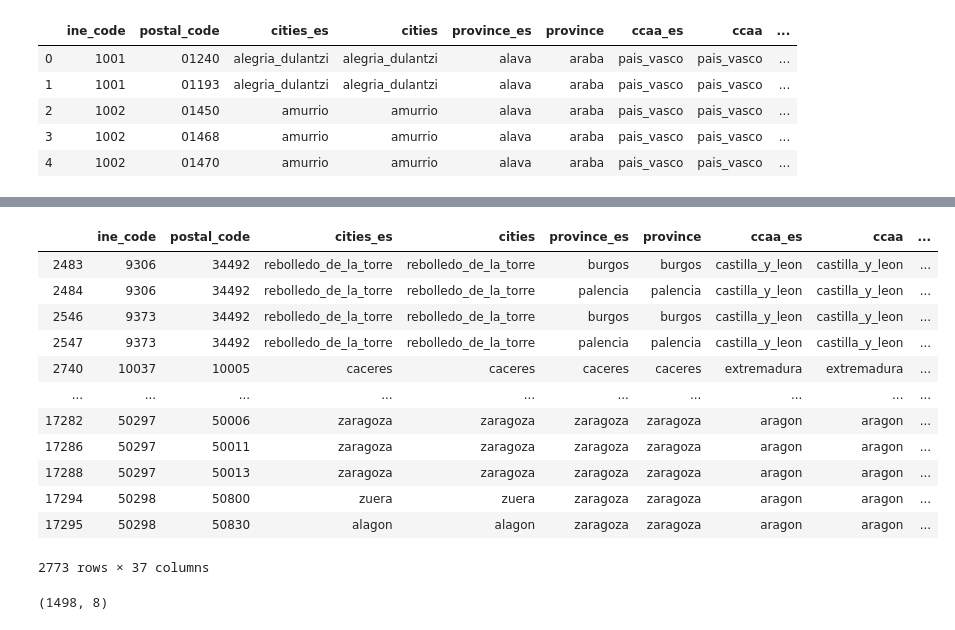
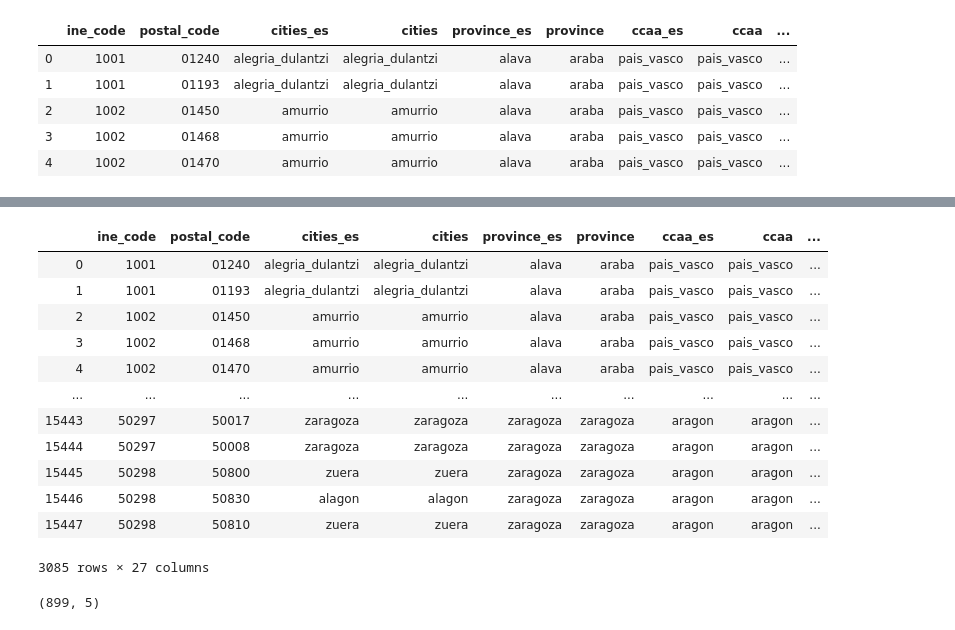
Before and after one commit to patcalsi/Exodus_urbano, a Jupyter notebook: data/Guille/Union_Guille.ipynb, the cells around one changed output, grey strips where cells are left out. Saved outputs shown, nothing was run; the diff lists cells and outputs as text; code cells hidden in the pictures.

```diff
--- a/data/Guille/Union_Guille.ipynb
+++ b/data/Guille/Union_Guille.ipynb
@@ -256,5 +256,5 @@ union
 # %%
-union.drop(['GID_0_x','NAME_0_x','GID_1_x','NAME_1_x','accessibility_mean_x','GID_0_y','NAME_0_y','GID_1_y'],axis=1,inplace=True)
+union.drop(['GID_0','NAME_0','GID_1','NAME_1'],axis=1,inplace=True)
 union.head()
 # %% [output]
 |  | ine_code | postal_code | cities_es | cities | province_es | province | ccaa_es | ccaa | ... |
@@ -282,3 +281,0 @@ union[union['accessibility_mean_y']>0]
-# %%
-union.drop('NAME_1_y', axis=1,inplace=True)
-union.head()
@@ -292,4 +282,4 @@ union.head()
 # %%
-estaciones = pd.read_csv('recursos_estaciones_renfe_clean.csv',index_col=None,dtype={'C.P.': object})
+estaciones = pd.read_csv('recursos_estaciones_renfe_clean.csv',index_col=None)
 estaciones
 # %% [output]
@@ -309,5 +299,5 @@ estaciones
 # %%
-union = pd.merge(union, estaciones, left_on='postal_code',right_on='C.P.', how='left')
+union = pd.merge(union, estaciones, left_on='cities_es',right_on='poblacion', how='left')
 union
 # %% [output]
 |  | ine_code | postal_code | cities_es | cities | province_es | province | ccaa_es | ccaa | ... |
@@ -326,20 +316,20 @@ union
 # %%
-union[union['numero_estaciones_y']>0]
+union[union['numero_estaciones']>0]
 # %% [output]
 |  | ine_code | postal_code | cities_es | cities | province_es | province | ccaa_es | ccaa | ... |
-| 2483 | 9306 | 34492 | rebolledo_de_la_torre | rebolledo_de_la_torre | burgos | burgos | castilla_y_leon | castilla_y_leon | ... |
-| 2484 | 9306 | 34492 | rebolledo_de_la_torre | rebolledo_de_la_torre | palencia | palencia | castilla_y_leon | castilla_y_leon | ... |
-| 2546 | 9373 | 34492 | rebolledo_de_la_torre | rebolledo_de_la_torre | burgos | burgos | castilla_y_leon | castilla_y_leon | ... |
-| 2547 | 9373 | 34492 | rebolledo_de_la_torre | rebolledo_de_la_torre | palencia | palencia | castilla_y_leon | castilla_y_leon | ... |
-| 2740 | 10037 | 10005 | caceres | caceres | caceres | caceres | extremadura | extremadura | ... |
+| 0 | 1001 | 01240 | alegria_dulantzi | alegria_dulantzi | alava | araba | pais_vasco | pais_vasco | ... |
+| 1 | 1001 | 01193 | alegria_dulantzi | alegria_dulantzi | alava | araba | pais_vasco | pais_vasco | ... |
+| 2 | 1002 | 01450 | amurrio | amurrio | alava | araba | pais_vasco | pais_vasco | ... |
+| 3 | 1002 | 01468 | amurrio | amurrio | alava | araba | pais_vasco | pais_vasco | ... |
+| 4 | 1002 | 01470 | amurrio | amurrio | alava | araba | pais_vasco | pais_vasco | ... |
 | ... | ... | ... | ... | ... | ... | ... | ... | ... | ... |
-| 17282 | 50297 | 50006 | zaragoza | zaragoza | zaragoza | zaragoza | aragon | aragon | ... |
-| 17286 | 50297 | 50011 | zaragoza | zaragoza | zaragoza | zaragoza | aragon | aragon | ... |
-| 17288 | 50297 | 50013 | zaragoza | zaragoza | zaragoza | zaragoza | aragon | aragon | ... |
-| 17294 | 50298 | 50800 | zuera | zuera | zaragoza | zaragoza | aragon | aragon | ... |
-| 17295 | 50298 | 50830 | alagon | alagon | zaragoza | zaragoza | aragon | aragon | ... |
+| 15443 | 50297 | 50017 | zaragoza | zaragoza | zaragoza | zaragoza | aragon | aragon | ... |
+| 15444 | 50297 | 50008 | zaragoza | zaragoza | zaragoza | zaragoza | aragon | aragon | ... |
+| 15445 | 50298 | 50800 | zuera | zuera | zaragoza | zaragoza | aragon | aragon | ... |
+| 15446 | 50298 | 50830 | alagon | alagon | zaragoza | zaragoza | aragon | aragon | ... |
+| 15447 | 50298 | 50810 | zuera | zuera | zaragoza | zaragoza | aragon | aragon | ... |
-2773 rows × 37 columns
+3085 rows × 27 columns
 # %%
 estaciones.shape
 # %% [output]
-(1498, 8)
+(899, 5)
```
Also changed, not shown: parts of 10 cells of this notebook.
